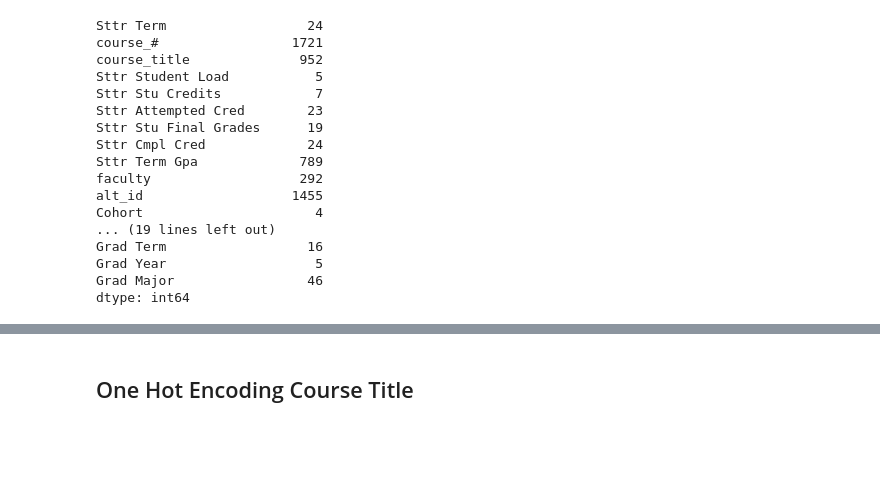
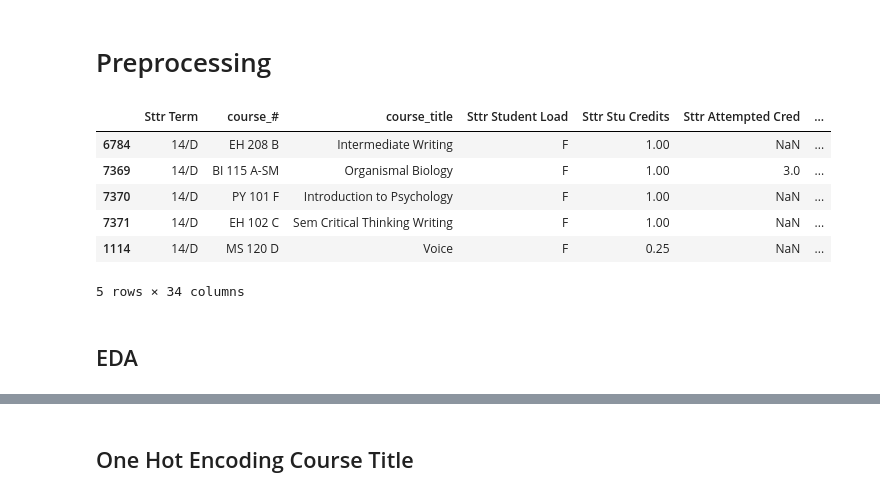
Before and after one commit to dcalexan/bsc_student_success, a Jupyter notebook: notebooks/cece/dorothy_CeCeCopy.ipynb, the cells around one changed output, grey strips where cells are left out. Saved outputs shown, nothing was run; the diff lists cells and outputs as text; code cells hidden in the pictures; blank space fills up the shorter version.

```diff
--- a/notebooks/cece/dorothy_CeCeCopy.ipynb
+++ b/notebooks/cece/dorothy_CeCeCopy.ipynb
@@ -179,20 +28,28 @@ Name: course_title, Length: 952, dtype: int64
-# %%
-print(df.nunique())
-# %% [output]
-Sttr Term                  24
-course_#                 1721
-course_title              952
-Sttr Student Load           5
-Sttr Stu Credits            7
-Sttr Attempted Cred        23
-Sttr Stu Final Grades      19
-Sttr Cmpl Cred             24
-Sttr Term Gpa             789
-faculty                   292
-alt_id                   1455
-Cohort                      4
-... (19 lines left out)
-Grad Term                  16
-Grad Year                   5
-Grad Major                 46
-dtype: int64
+# %% [markdown]
+# Preprocessing
+# %%
+#def preprocessing(data):
+    #changing nomenclature for term so that we can sort in chronological order by that column
+df['Sttr Term'] = df['Sttr Term'].replace({'WI':'A','SP':'B', 'SU':'C', 'FA':'D'}, regex=True)
+    #dropping completely null rows
+df.drop(df.index[51518:51537], inplace=True)
+    #isolating students who would have been able to graduate in the timeframe of our given data
+df = df.loc[(df['Cohort'] == '14/FA') | (df['Cohort'] == '15/FA') | (df['Cohort'] == '16/FA')
+              | (df['Cohort'] == '17/FA')]
+df = df.dropna(subset=['Sttr Term'])
+df['alt_id'] = df['alt_id'].astype(int)
+    #encoding our target
+mapping = {'N': 0, 'Y': 1}
+df['Graduated'] = df['Graduated'].map(mapping)
+df = df.sort_values(['Sttr Term'], ascending=True)
+df.head()
+# %% [output]
+|  | Sttr Term | course_# | course_title | Sttr Student Load | Sttr Stu Credits | Sttr Attempted Cred | ... |
+| 6784 | 14/D | EH 208 B | Intermediate Writing | F | 1.00 | NaN | ... |
+| 7369 | 14/D | BI 115 A-SM | Organismal Biology | F | 1.00 | 3.0 | ... |
+| 7370 | 14/D | PY 101 F | Introduction to Psychology | F | 1.00 | NaN | ... |
+| 7371 | 14/D | EH 102 C | Sem Critical Thinking Writing | F | 1.00 | NaN | ... |
+| 1114 | 14/D | MS 120 D | Voice | F | 0.25 | NaN | ... |
+5 rows × 34 columns
+# %% [markdown]
+## EDA
```
Also changed, not shown: parts of 88 cells of this notebook.
